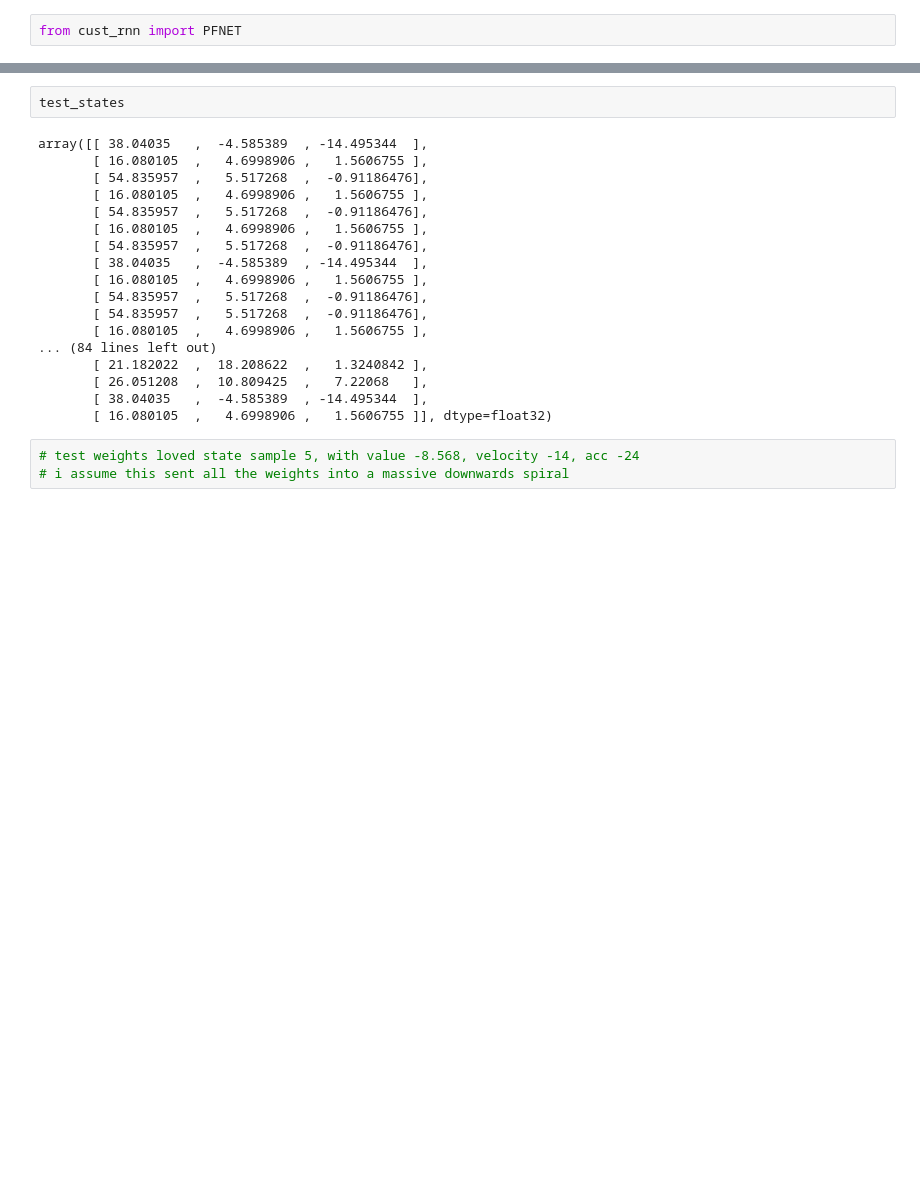
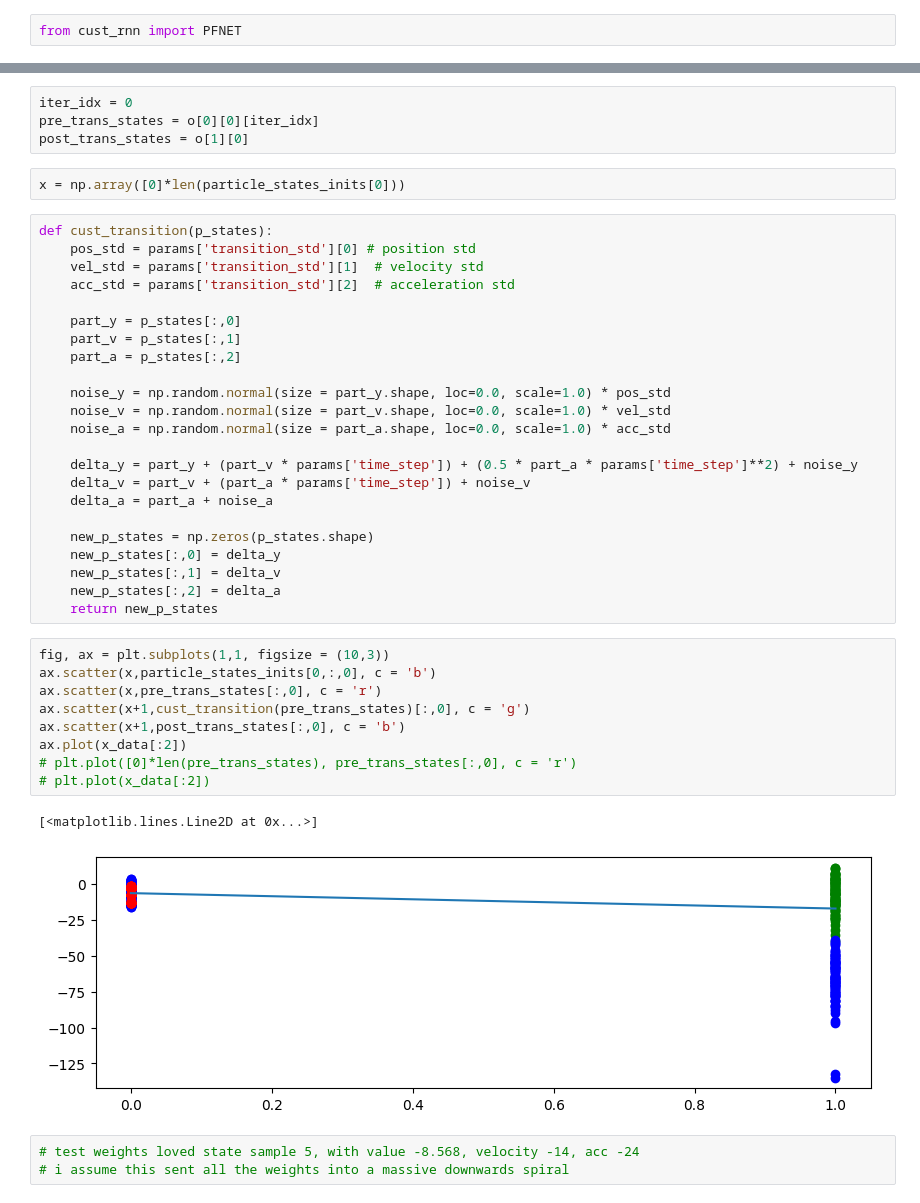
Before and after one commit to michaelsprintson/pfnet, a Jupyter notebook: rnn.ipynb, the cells around one changed output, grey strips where cells are left out. Drawn from its saved outputs; the diff is of its cells as text; blank space fills up the shorter version.

Commit message:
transition model guaranteed wrong

```diff
--- a/rnn.ipynb
+++ b/rnn.ipynb
@@ -176,23 +157,44 @@ array([-0.00028229,  0.00037003, -0.00076485,  0.00037003, -0.00076485,
-# %%
-test_states
-# %% [output]
-array([[ 38.04035   ,  -4.585389  , -14.495344  ],
-       [ 16.080105  ,   4.6998906 ,   1.5606755 ],
-       [ 54.835957  ,   5.517268  ,  -0.91186476],
-       [ 16.080105  ,   4.6998906 ,   1.5606755 ],
-       [ 54.835957  ,   5.517268  ,  -0.91186476],
-       [ 16.080105  ,   4.6998906 ,   1.5606755 ],
-       [ 54.835957  ,   5.517268  ,  -0.91186476],
-       [ 38.04035   ,  -4.585389  , -14.495344  ],
-       [ 16.080105  ,   4.6998906 ,   1.5606755 ],
-       [ 54.835957  ,   5.517268  ,  -0.91186476],
-       [ 54.835957  ,   5.517268  ,  -0.91186476],
-       [ 16.080105  ,   4.6998906 ,   1.5606755 ],
-... (84 lines left out)
-       [ 21.182022  ,  18.208622  ,   1.3240842 ],
-       [ 26.051208  ,  10.809425  ,   7.22068   ],
-       [ 38.04035   ,  -4.585389  , -14.495344  ],
-       [ 16.080105  ,   4.6998906 ,   1.5606755 ]], dtype=float32)
+# %%
+iter_idx = 0
+pre_trans_states = o[0][0][iter_idx]
+post_trans_states = o[1][0]
+# %%
+x = np.array([0]*len(particle_states_inits[0]))
+# %%
+def cust_transition(p_states):
+    pos_std = params['transition_std'][0] # position std
+    vel_std = params['transition_std'][1]  # velocity std
+    acc_std = params['transition_std'][2]  # acceleration std
+
+    part_y = p_states[:,0]
+    part_v = p_states[:,1]
+    part_a = p_states[:,2]
+
+    noise_y = np.random.normal(size = part_y.shape, loc=0.0, scale=1.0) * pos_std
+    noise_v = np.random.normal(size = part_v.shape, loc=0.0, scale=1.0) * vel_std
+    noise_a = np.random.normal(size = part_a.shape, loc=0.0, scale=1.0) * acc_std
+
+    delta_y = part_y + (part_v * params['time_step']) + (0.5 * part_a * params['time_step']**2) + noise_y
+    delta_v = part_v + (part_a * params['time_step']) + noise_v
+    delta_a = part_a + noise_a
+
+    new_p_states = np.zeros(p_states.shape)
+    new_p_states[:,0] = delta_y
+    new_p_states[:,1] = delta_v
+    new_p_states[:,2] = delta_a
+    return new_p_states
+# %%
+fig, ax = plt.subplots(1,1, figsize = (10,3))
+ax.scatter(x,particle_states_inits[0,:,0], c = 'b')
+ax.scatter(x,pre_trans_states[:,0], c = 'r')
+ax.scatter(x+1,cust_transition(pre_trans_states)[:,0], c = 'g')
+ax.scatter(x+1,post_trans_states[:,0], c = 'b')
+ax.plot(x_data[:2])
+# plt.plot([0]*len(pre_trans_states), pre_trans_states[:,0], c = 'r')
+# plt.plot(x_data[:2])
+# %% [output]
+[<matplotlib.lines.Line2D at 0x...>]
+[figure, added]
 # %%
 # test weights loved state sample 5, with value -8.568, velocity -14, acc -24
 # i assume this sent all the weights into a massive downwards spiral
```
Also changed, not shown: parts of 14 cells of this notebook, 1 other file.
